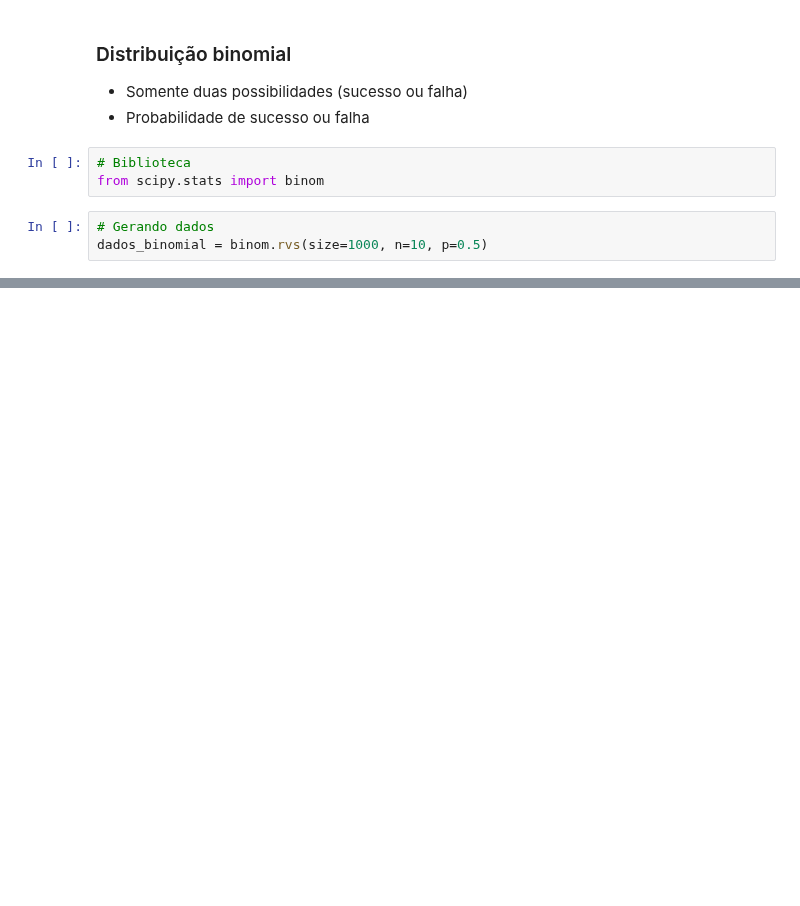
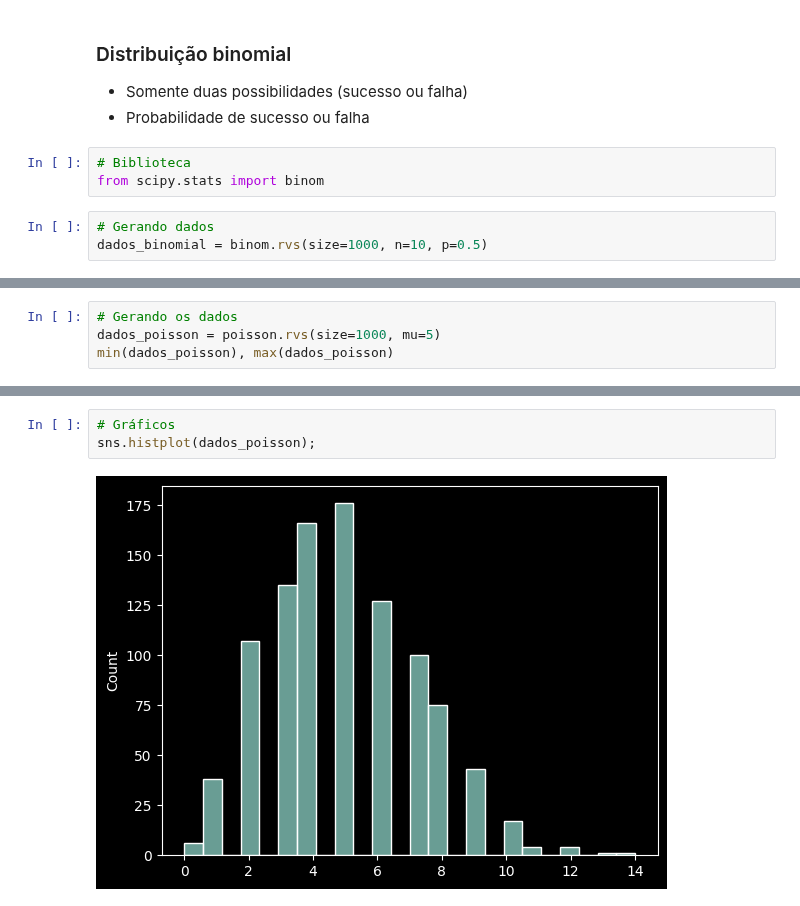
Before and after one commit to Joao-Inacio/Statistics_for-Data_Science, a Jupyter notebook: Distribuições_Estatisticas/Distribuicoes.ipynb, the cells around one changed output, grey strips where cells are left out. Cells and saved outputs as stored; diff of their text form; blank space fills up the shorter version.

Commit message:
Distribuição de Poisson

```diff
--- a/Distribuições_Estatisticas/Distribuicoes.ipynb
+++ b/Distribuições_Estatisticas/Distribuicoes.ipynb
@@ -440,0 +449,4 @@ sns.histplot(dados_binomial);
+# %%
+# Gerando os dados
+dados_poisson = poisson.rvs(size=1000, mu=5)
+min(dados_poisson), max(dados_poisson)
@@ -440,0 +463,5 @@ sns.histplot(dados_binomial);
+# %%
+# Gráficos
+sns.histplot(dados_poisson);
+# %% [output]
+[figure, added]
```
Also changed, not shown: parts of 28 cells of this notebook.
